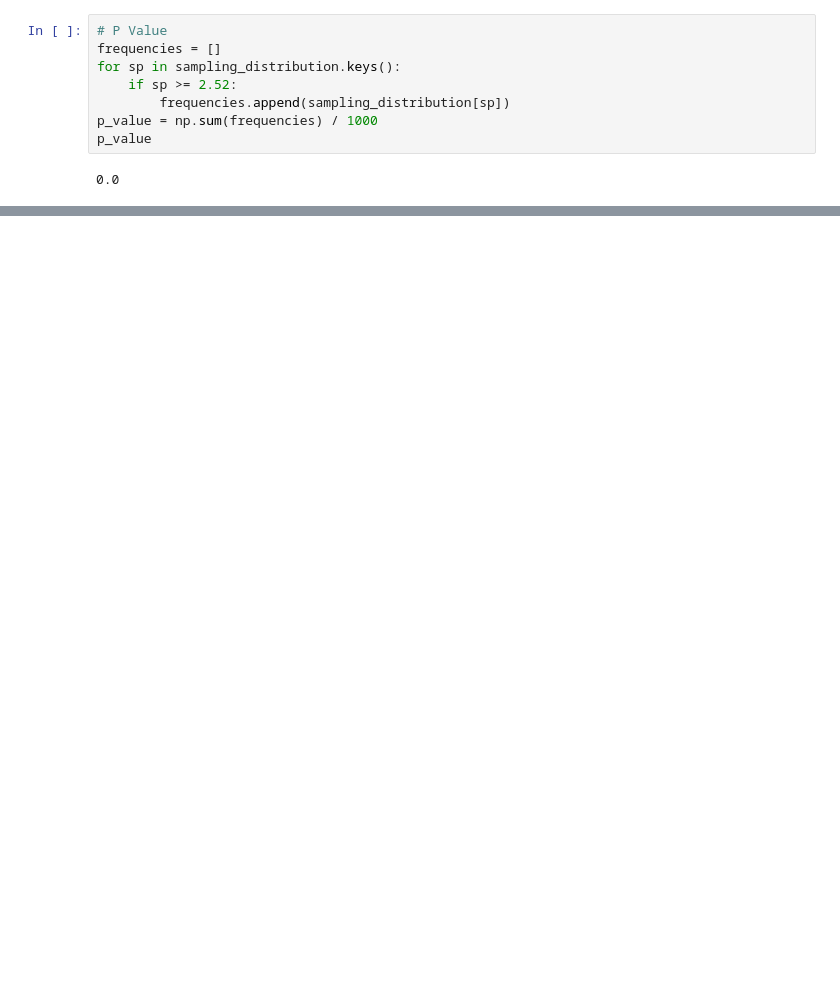
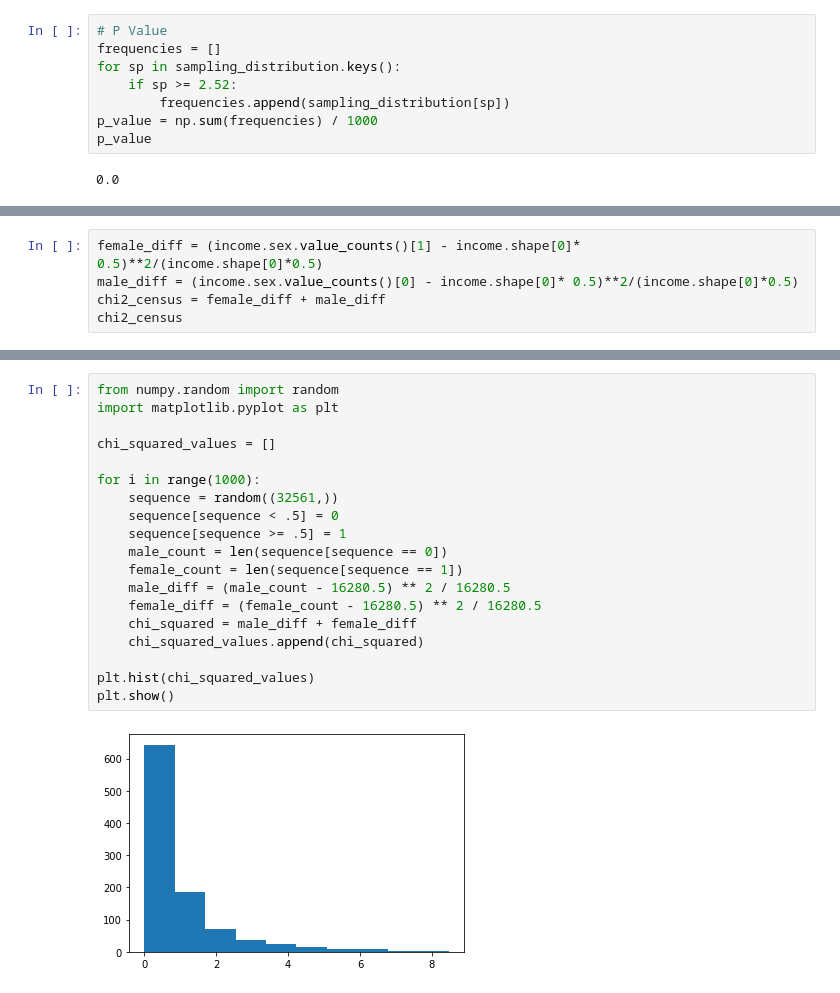
Before and after one commit to ramirovsjunior/aprendizagem_de_maquina, a Jupyter notebook: Selecao_de_Caracteristica_AM.ipynb, the cells around one changed output, grey strips where cells are left out. Cells and saved outputs as stored; diff of their text form; blank space fills up the shorter version.

```diff
--- a/Selecao_de_Caracteristica_AM.ipynb
+++ b/Selecao_de_Caracteristica_AM.ipynb
@@ -131,0 +366,5 @@ income.head()
+# %%
+female_diff = (income.sex.value_counts()[1] - income.shape[0]* 0.5)**2/(income.shape[0]*0.5)
+male_diff = (income.sex.value_counts()[0] - income.shape[0]* 0.5)**2/(income.shape[0]*0.5)
+chi2_census = female_diff + male_diff
+chi2_census
@@ -131,0 +385,21 @@ income.head()
+# %%
+from numpy.random import random
+import matplotlib.pyplot as plt
+
+chi_squared_values = []
+
+for i in range(1000):
+    sequence = random((32561,))
+    sequence[sequence < .5] = 0
+    sequence[sequence >= .5] = 1
+    male_count = len(sequence[sequence == 0])
+    female_count = len(sequence[sequence == 1])
+    male_diff = (male_count - 16280.5) ** 2 / 16280.5
+    female_diff = (female_count - 16280.5) ** 2 / 16280.5
+    chi_squared = male_diff + female_diff
+    chi_squared_values.append(chi_squared)
+
+plt.hist(chi_squared_values)
+plt.show()
+# %% [output]
+[figure, added]
```
Also changed, not shown: parts of 34 cells of this notebook.
